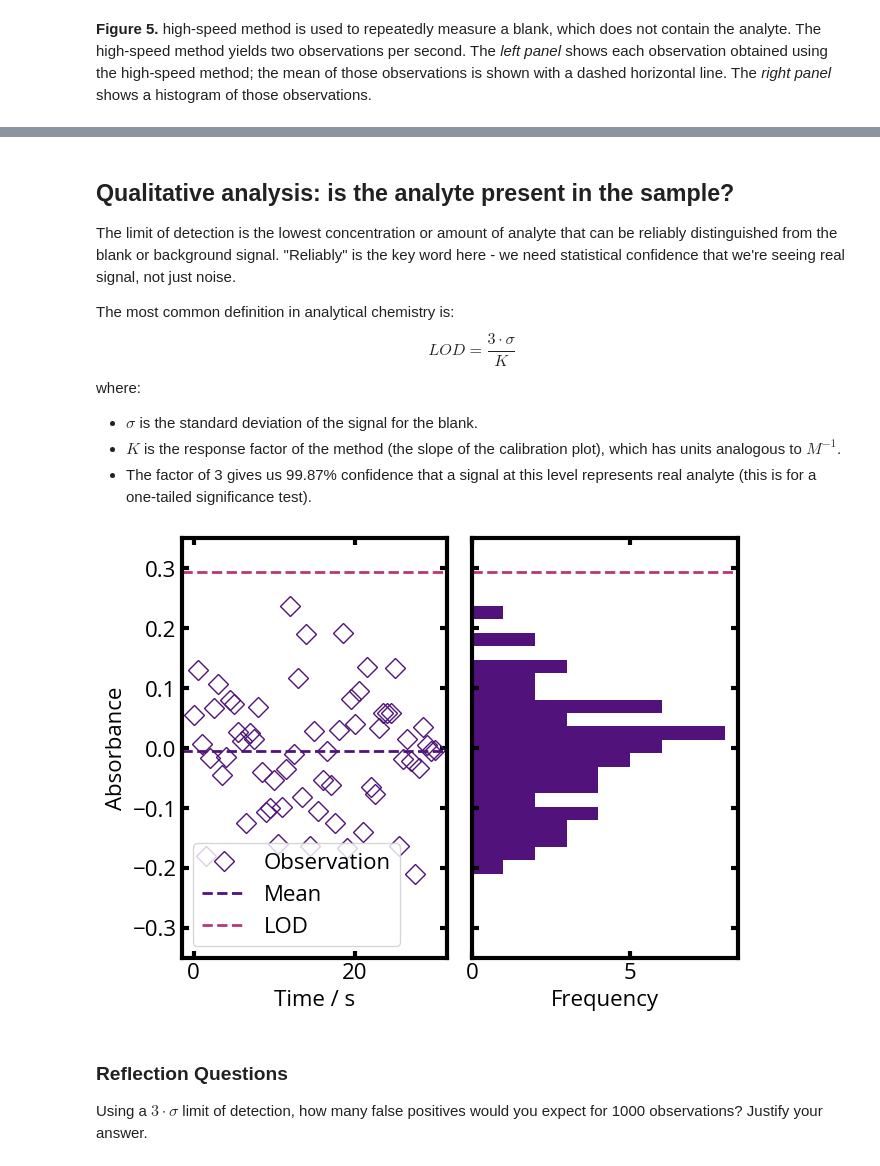
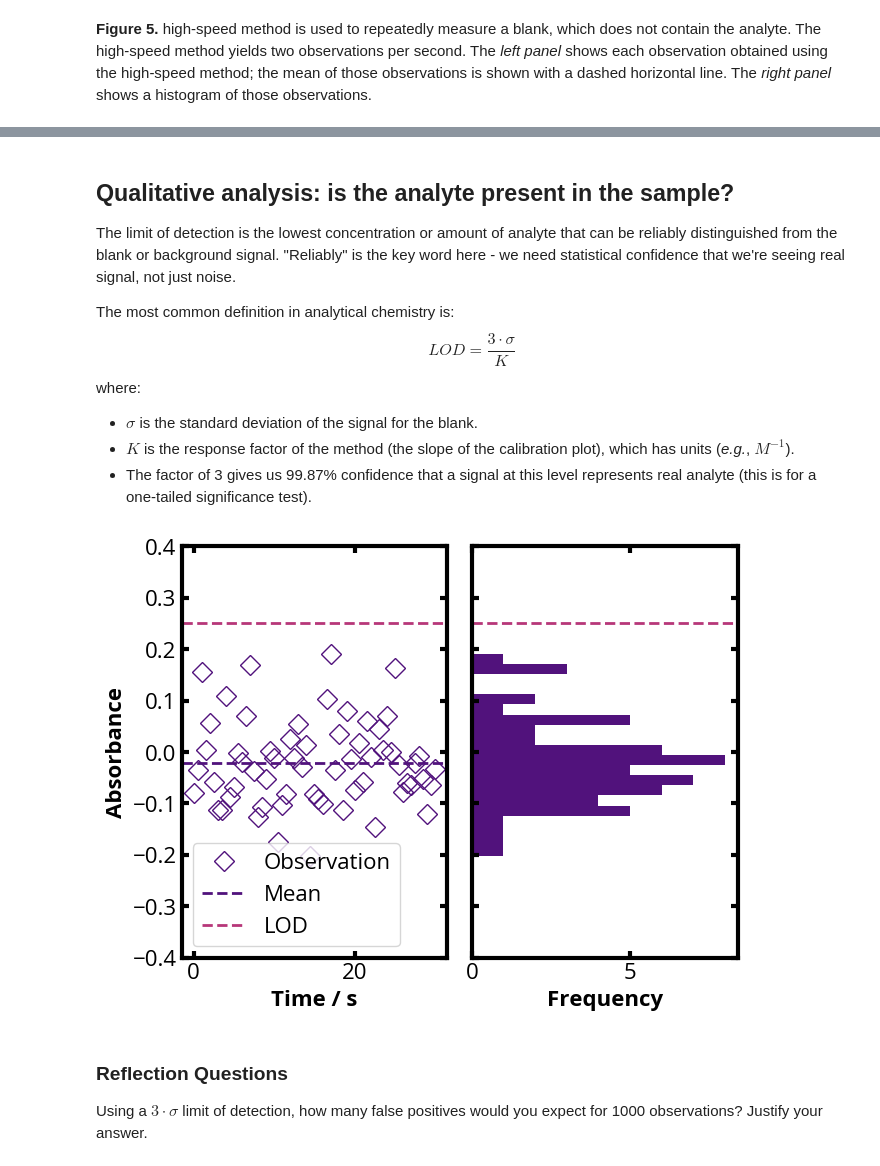
Before and after one commit to mfbush/instrumental-analysis, a Jupyter notebook: notebooks/signals-and-noise.ipynb, the cells around one changed output, grey strips where cells are left out. Drawn from its saved outputs; the diff is of its cells as text; code cells hidden in the pictures.

```diff
--- a/notebooks/signals-and-noise.ipynb
+++ b/notebooks/signals-and-noise.ipynb
@@ -255,33 +262,33 @@ The most common definition in analytical chemistry is:
 $$LOD = \frac {3 \cdot \sigma}{K} $$
 where:
 - $\sigma$ is the standard deviation of the signal for the blank.
-- $K$ is the response factor of the method (the slope of the calibration plot), which has units analogous to $M^{-1}$.
+- $K$ is the response factor of the method (the slope of the calibration plot), which has units (*e.g.*, $M^{-1}$).
 - The factor of 3 gives us 99.87% confidence that a signal at this level represents real analyte (this is for a one-tailed significance test).
 # %%
 # Visualizing the limit of detections (LOD).
 
 time = np.arange(0.0,30.05,0.5)
 signal = np.random.default_rng().normal(0.0, 0.1, len(time))
 
 # Note that I am calculating the standard deviation of the sample
 # of observations that were made for the blank.
 s = np.std(signal,ddof=1)
 
 fig, (ax1, ax2) = plt.subplots(1, 2, layout='constrained', sharey=True)
 ax1.plot(time,signal,c=colors[1],marker='D',ls='',label='Observation')
 ax1.axhline(y=np.average(signal), c=colors[1],ls='--',marker=None, label='Mean')
 ax1.axhline(y=3*s, c=colors[2],ls='--',marker=None, label='LOD')
 ax2.axhline(y=3*s, c=colors[2],ls='--',marker=None, label='LOD')
 ax2.hist(signal, bins=20, color=colors[1], orientation="horizontal")
 
-ax1.set_xlabel('Time / s')
-ax2.set_xlabel('Frequency')
-ax1.set_ylabel('Absorbance')
-ax1.set_ylim(bottom=-0.35,top=0.35)
+ax1.set_xlabel('Time / s', fontweight='bold')
+ax2.set_xlabel('Frequency', fontweight='bold')
+ax1.set_ylabel('Absorbance', fontweight='bold')
+ax1.set_ylim(bottom=-0.4,top=0.4)
 ax1.legend(loc='lower left')
 plt.show()
 # %% [output]
-[figure, old version]
+[figure, new version]
 # %% [markdown]
 ### Reflection Questions
 Using a $3 \cdot \sigma$ limit of detection, how many false positives would you expect for 1000 observations? Justify your answer.
```
Also changed, not shown: parts of 15 cells of this notebook, 3 other files.
